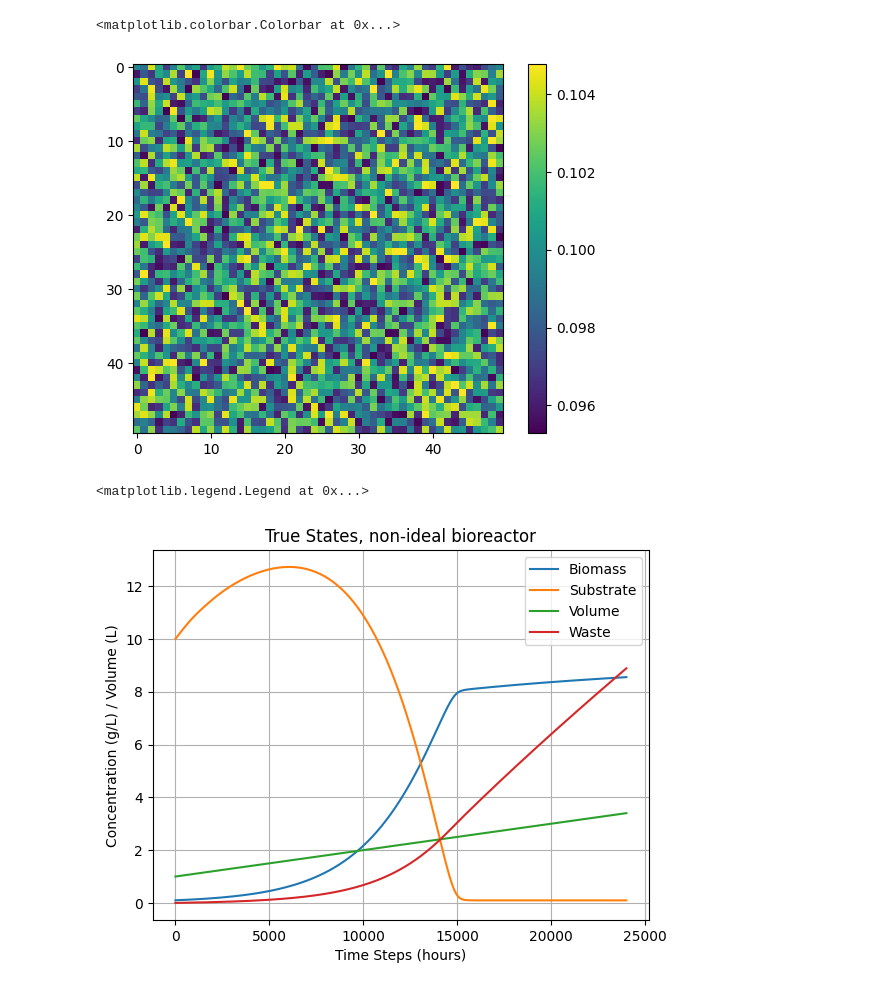
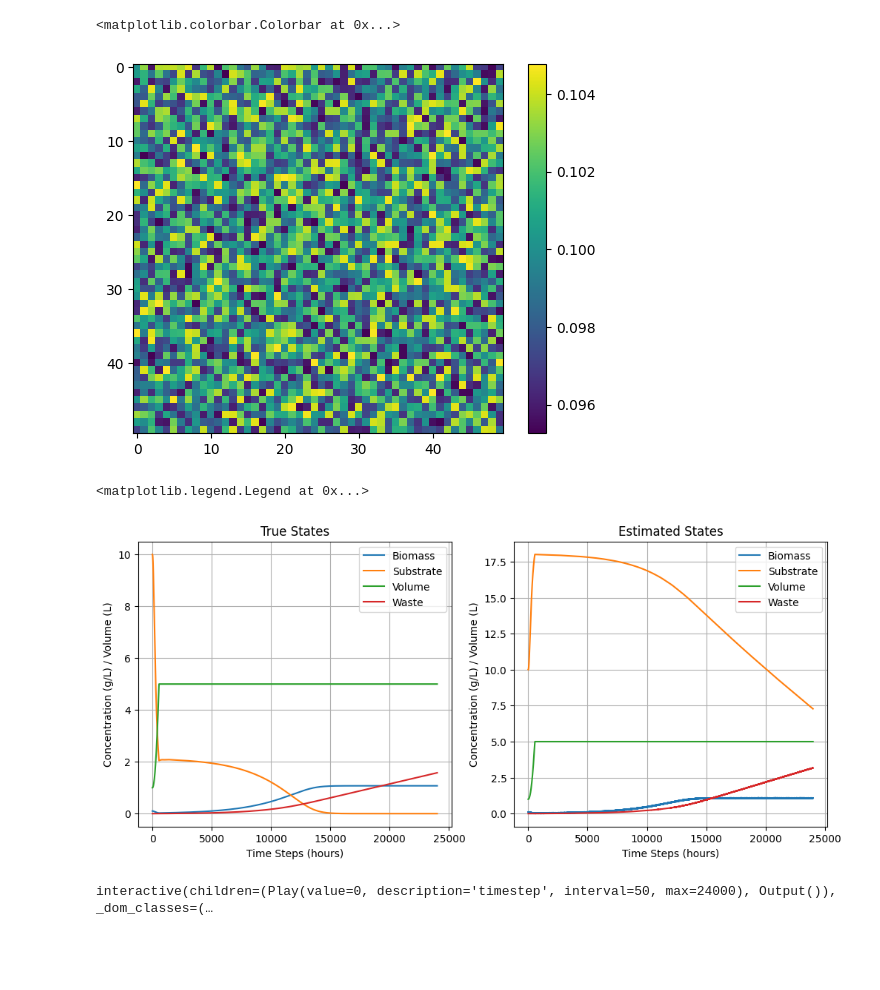
Before and after one commit to RayeneZanina/bioreactor-control, a Jupyter notebook: main.ipynb, the cells around one changed output. Cells and saved outputs as stored; diff of their text form; code cells hidden in the pictures; blank space fills up the shorter version.

Commit message:
more work into non ideal behaviour, still need to fix stuff

```diff
--- a/main.ipynb
+++ b/main.ipynb
@@ -17,7 +18,7 @@ bioreactor = ideal_Bioreactor(bioreactor_params)
 ekf = EKF(bioreactor, ekf_params)
 
 def F(t):
-    return 0.1 #abs(np.sin(2 * np.pi * t / 24)) # example feed rate function (sinusoidal)
+    return  100 * abs(np.sin(2 * np.pi * t / 24)) # example feed rate function (sinusoidal)
 # %%
 true_states = []
 estimated_states = []
@@ -65,29 +66,65 @@ plt.legend()
 # %%
 real_bioreactor = real_Bioreactor(bioreactor_params, grid_params)
-F_alt = 0.1
 plt.imshow(real_bioreactor.X_grid)
 plt.colorbar()
 # %% [output]
 <matplotlib.colorbar.Colorbar at 0x...>
-[figure, old version]
+[figure, new version]
 # %%
-real_measureuments = []
+ekf = EKF(real_bioreactor, ekf_params)
 true_states = []
-real_measureuments.append(real_bioreactor.get_measurement(real_bioreactor.state))
+X_grids = []
+S_grids = []
+estimated_states = []
 true_states.append(real_bioreactor.state.copy())
+X_grids.append(real_bioreactor.X_grid.copy())
+S_grids.append(real_bioreactor.S_grid.copy())
+estimated_states.append(ekf.state.copy())
 for i in range(time_steps):
+    F_alt = F(i * dt)
     real_bioreactor.update(F_alt, dt)
-    real_measureuments.append(real_bioreactor.get_measurement(real_bioreactor.state))
+    estimated_states.append(ekf.step(F_alt, dt))
     true_states.append(real_bioreactor.state.copy())
+    X_grids.append(real_bioreactor.X_grid.copy())
+    S_grids.append(real_bioreactor.S_grid.copy())
 measurements = np.array(measurements)
 true_states = np.array(true_states)
+X_grids = np.array(X_grids)
+S_grids = np.array(S_grids)
+history = {'biomass': X_grids, 'substrate': S_grids}
 # %%
+plt.figure(figsize=(12, 5))
+plt.subplot(1, 2, 1)
 plt.plot(true_states, label=['Biomass', 'Substrate', 'Volume', 'Waste'])
 plt.xlabel('Time Steps (hours)')
 plt.ylabel('Concentration (g/L) / Volume (L)')
 plt.grid()
-plt.title('True States, non-ideal bioreactor')
 plt.legend()
+plt.title('True States')
+plt.subplot(1, 2, 2)
+plt.plot(estimated_states, label=['Biomass', 'Substrate', 'Volume', 'Waste'])
+plt.xlabel('Time Steps (hours)')
+plt.ylabel('Concentration (g/L) / Volume (L)')
+plt.grid()
+plt.title('Estimated States')
+plt.legend()
 # %% [output]
 <matplotlib.legend.Legend at 0x...>
-[figure, old version]
+[figure, new version]
+# %%
+def plotter(timestep, history):
+    plt.figure(figsize=(14, 6))
+    plt.subplot(1, 2, 1)
+    plt.imshow(history['biomass'][timestep], cmap='inferno')
+    plt.title(f'Biomass at Timestep {timestep}')
+    plt.colorbar(label='Biomass Concentration')
+    plt.subplot(1, 2, 2)
+    plt.imshow(history['substrate'][timestep], cmap='inferno')
+    plt.title(f'Substrate at Timestep {timestep}')
+    plt.colorbar(label='Substrate Concentration')
+    plt.show()
+
+interactive(plotter, timestep = Play(min=0, max=time_steps, value=0, interval=50),
+             history=fixed(history))
+# %% [output]
+interactive(children=(Play(value=0, description='timestep', interval=50, max=24000), Output()), _dom_classes=(…
```
Also changed, not shown: parts of 3 cells of this notebook, 3 other files.
